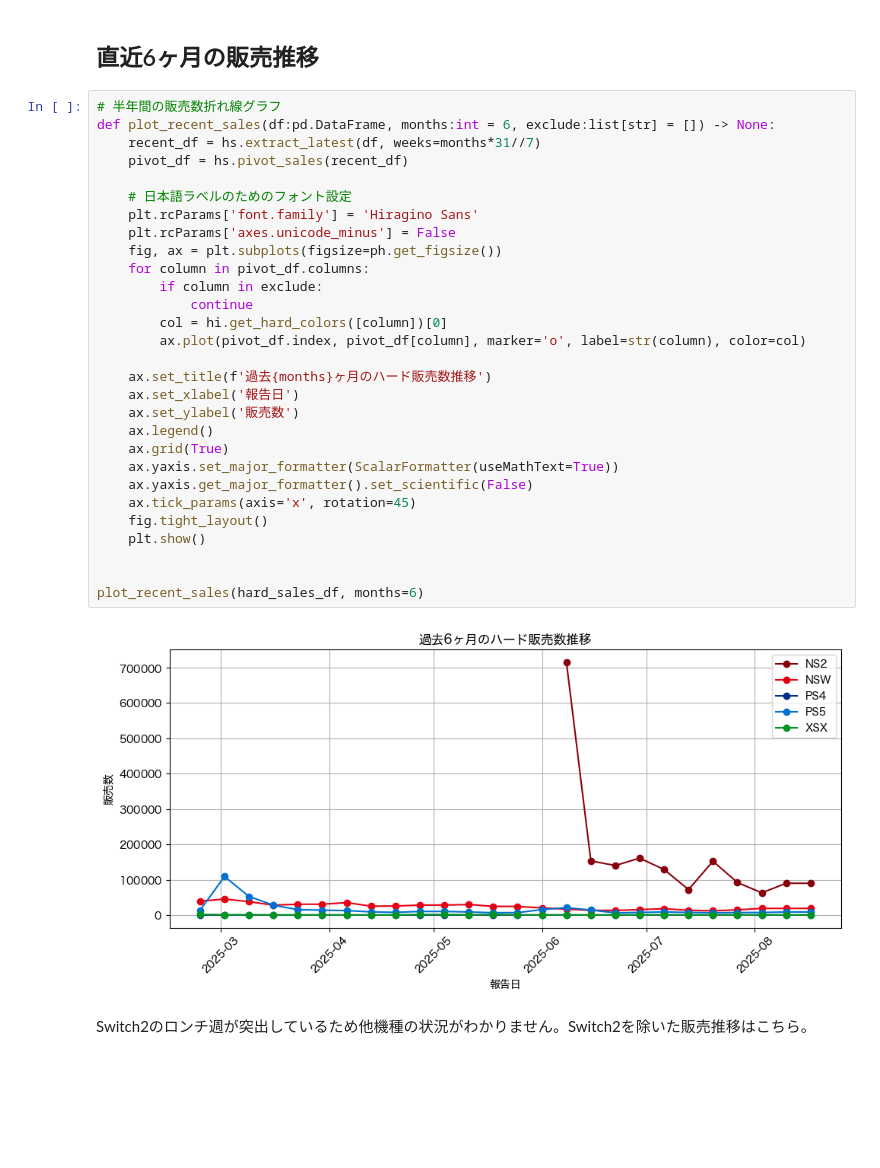
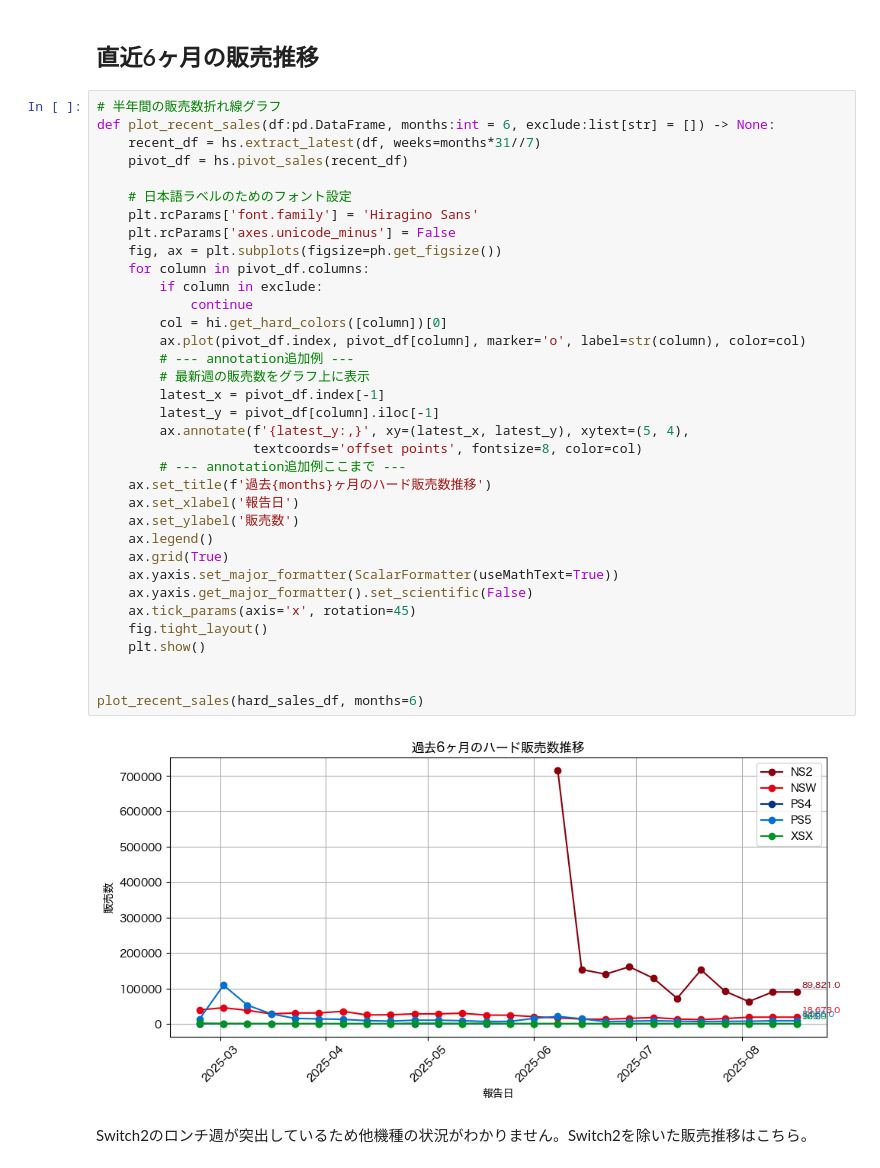
Before and after one commit to hidenden/gamedata, a Jupyter notebook: notebook/analysis/weekly_report_2025.ipynb, the cells around one changed output. Saved outputs shown, nothing was run; the diff lists cells and outputs as text; blank space fills up the shorter version.

Commit message:
#86 annotation prototype

```diff
--- a/notebook/analysis/weekly_report_2025.ipynb
+++ b/notebook/analysis/weekly_report_2025.ipynb
@@ -70,34 +70,40 @@ last4weeks_report(hard_sales_df)
 # %%
 # 半年間の販売数折れ線グラフ
 def plot_recent_sales(df:pd.DataFrame, months:int = 6, exclude:list[str] = []) -> None:
     recent_df = hs.extract_latest(df, weeks=months*31//7)
     pivot_df = hs.pivot_sales(recent_df)
 
     # 日本語ラベルのためのフォント設定
     plt.rcParams['font.family'] = 'Hiragino Sans'
     plt.rcParams['axes.unicode_minus'] = False
     fig, ax = plt.subplots(figsize=ph.get_figsize())
     for column in pivot_df.columns:
         if column in exclude:
             continue
         col = hi.get_hard_colors([column])[0]
         ax.plot(pivot_df.index, pivot_df[column], marker='o', label=str(column), color=col)
-
+        # --- annotation追加例 ---
+        # 最新週の販売数をグラフ上に表示
+        latest_x = pivot_df.index[-1]
+        latest_y = pivot_df[column].iloc[-1]
+        ax.annotate(f'{latest_y:,}', xy=(latest_x, latest_y), xytext=(5, 4),
+                    textcoords='offset points', fontsize=8, color=col)
+        # --- annotation追加例ここまで ---
     ax.set_title(f'過去{months}ヶ月のハード販売数推移')
     ax.set_xlabel('報告日')
     ax.set_ylabel('販売数')
     ax.legend()
     ax.grid(True)
     ax.yaxis.set_major_formatter(ScalarFormatter(useMathText=True))
     ax.yaxis.get_major_formatter().set_scientific(False)
     ax.tick_params(axis='x', rotation=45)
     fig.tight_layout()
     plt.show()
 
 
 plot_recent_sales(hard_sales_df, months=6)
 # %% [output]
-[figure, old version]
+[figure, new version]
 # %% [markdown]
 Switch2のロンチ週が突出しているため他機種の状況がわかりません。Switch2を除いた販売推移はこちら。
 # %%
```
Also changed, not shown: parts of 1 cell of this notebook, 1 other file.
